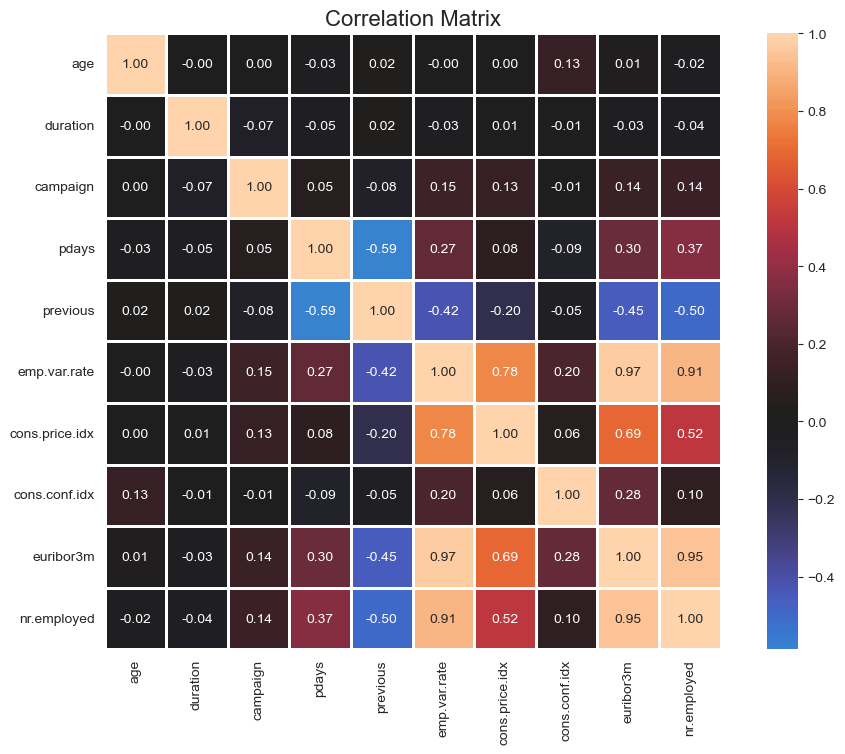
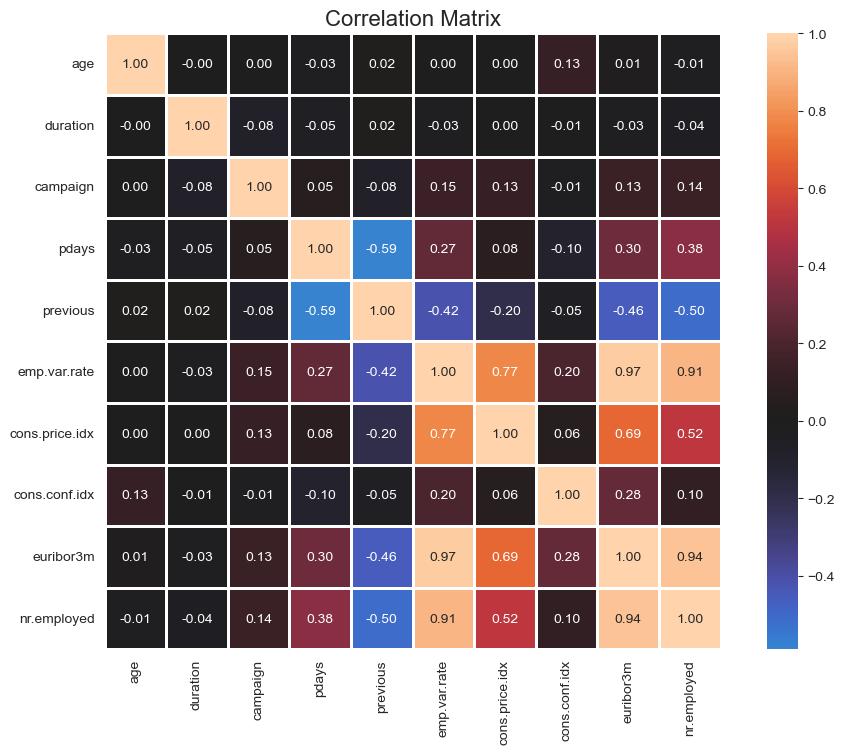
The change to this notebook cell's code, shown as a diff; its figure went from the first image to the second:
--- before
+++ after
@@ -1,4 +1,4 @@
 plt.figure(figsize=(12, 8))
-sns.heatmap(df.corr(numeric_only=True), annot=True, linewidths=1, center=0, fmt=".2f", square=True)
+sns.heatmap(train_df.corr(numeric_only=True), annot=True, linewidths=1, center=0, fmt=".2f", square=True)
 plt.title("Correlation Matrix", fontsize=16)
 plt.show()

Commit: started preprocessing.py - pending categorical_transformer